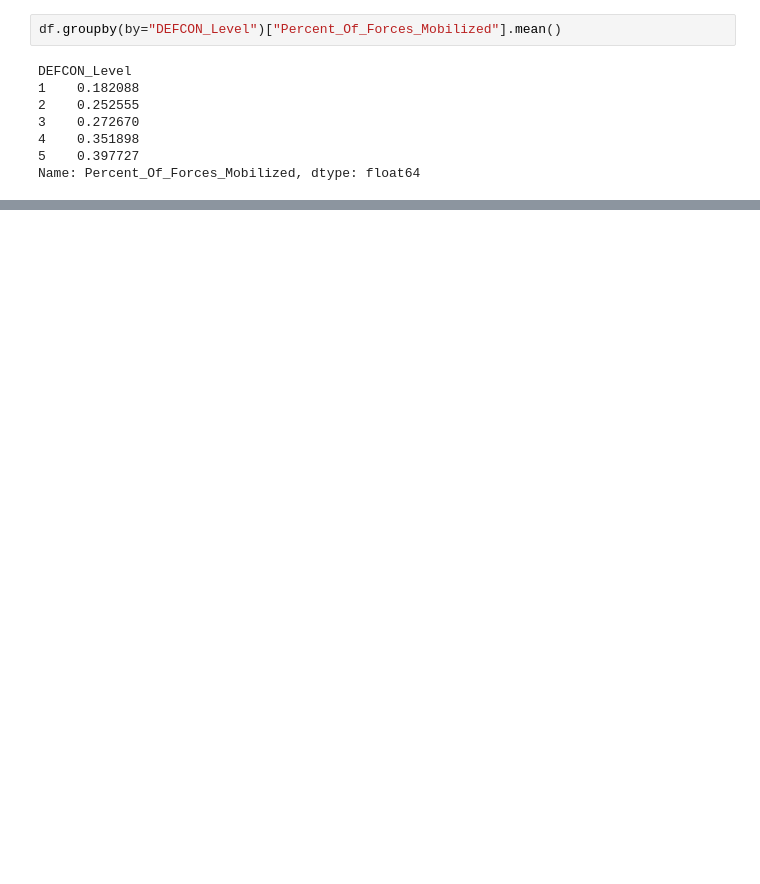
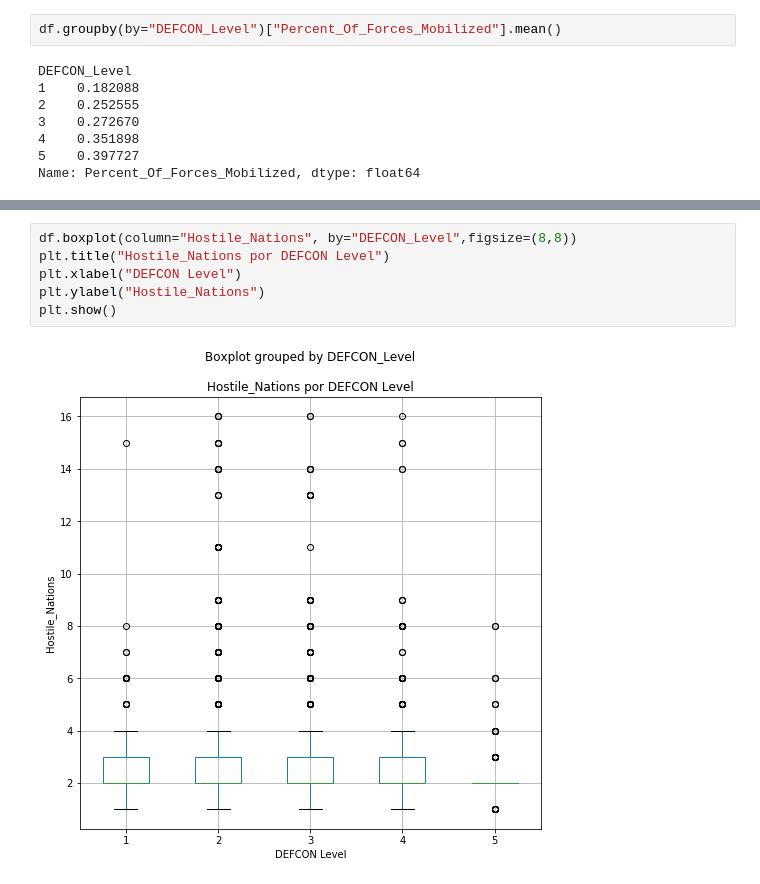
Before and after one commit to diegoesperguin/DEFCON, a Jupyter notebook: predict_DEFCON.ipynb, the cells around one changed output, grey strips where cells are left out. Cells and saved outputs as stored; diff of their text form; blank space fills up the shorter version.

```diff
--- a/predict_DEFCON.ipynb
+++ b/predict_DEFCON.ipynb
@@ -244,0 +294,8 @@ plt.show()
+# %%
+df.boxplot(column="Hostile_Nations", by="DEFCON_Level",figsize=(8,8))
+plt.title("Hostile_Nations por DEFCON Level")
+plt.xlabel("DEFCON Level")
+plt.ylabel("Hostile_Nations")
+plt.show()
+# %% [output]
+[figure, added]
```
Also changed, not shown: parts of 37 cells of this notebook.
